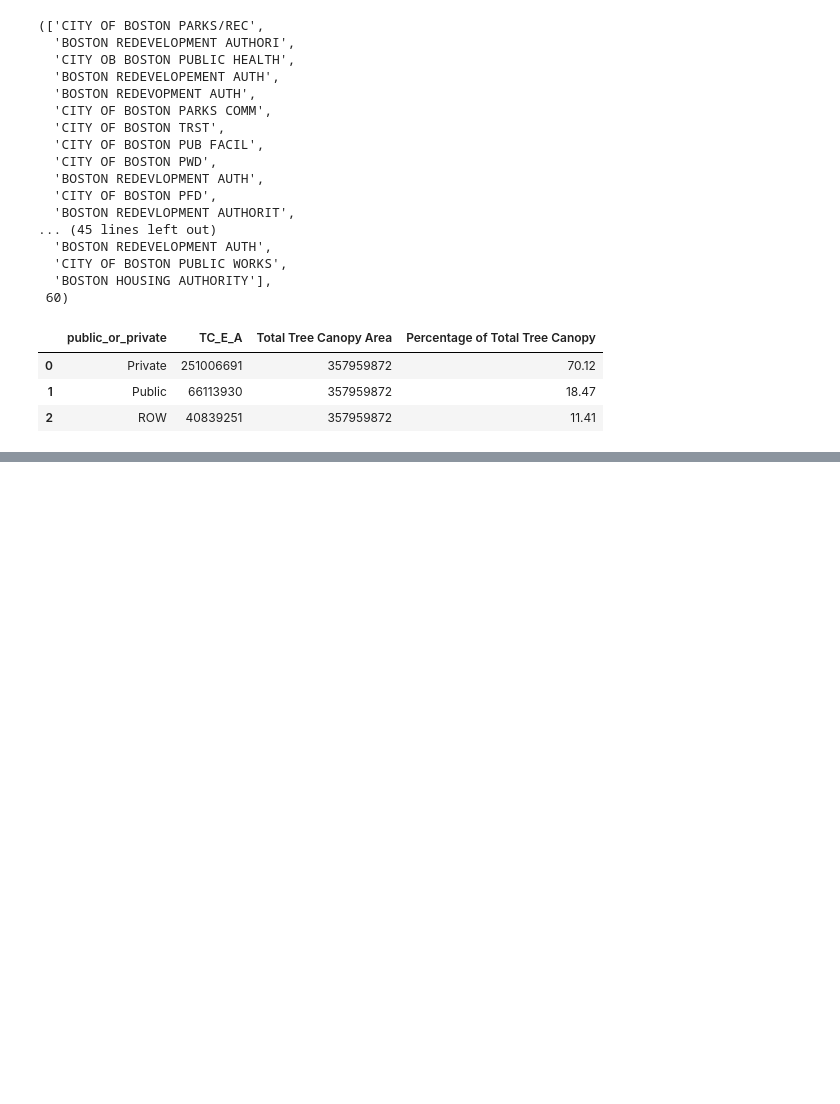
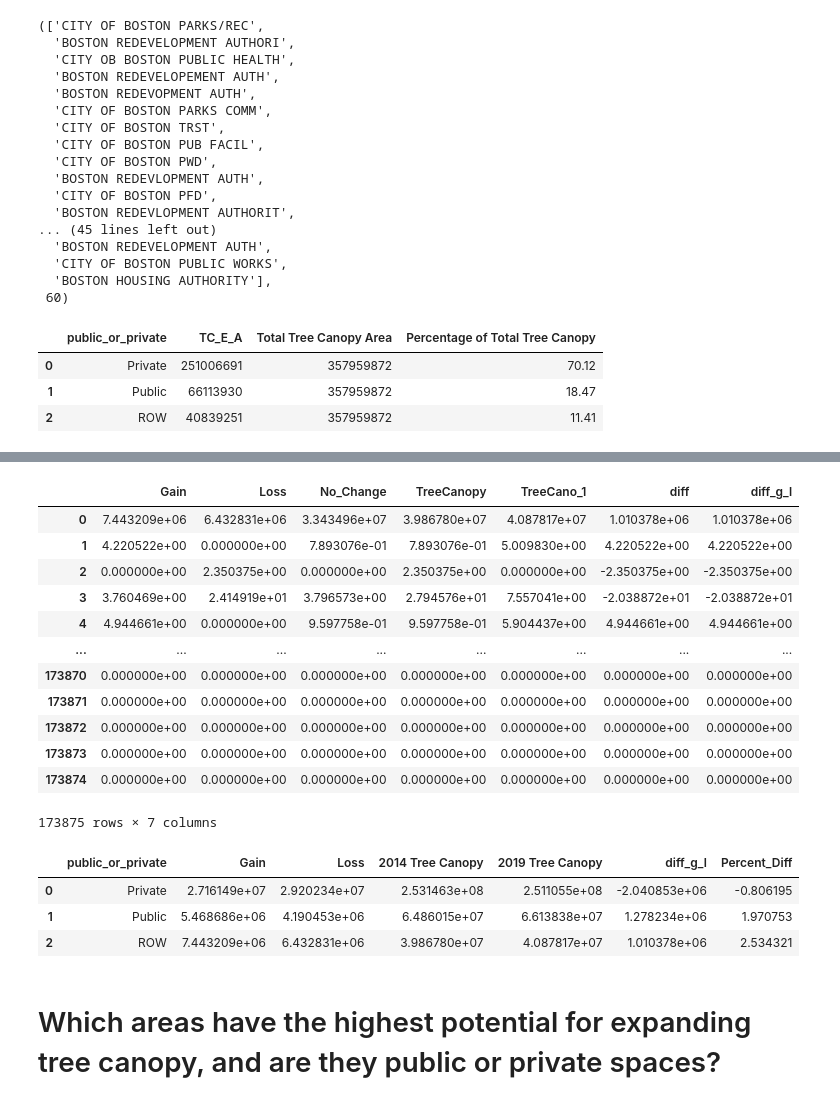
Before and after one commit to BU-Spark/ds-bcc-tree-canopy, a Jupyter notebook: public_private_Tree_Canopy_Metrics.ipynb, the cells around one changed output, grey strips where cells are left out. Drawn from its saved outputs; the diff is of its cells as text; code cells hidden in the pictures; blank space fills up the shorter version.

```diff
--- a/public_private_Tree_Canopy_Metrics.ipynb
+++ b/public_private_Tree_Canopy_Metrics.ipynb
@@ -408,0 +413,17 @@ agg_tree_canopy
+# %%
+# load in the dataset
+parcel_canopy_change_metrics = pd.read_csv("datasets/PARCELS_Tree_Canopy_Change_Metrics.csv")
+
+# Replace any rows with a ' '  owner with a null
+parcel_canopy_change_metrics["OWNER"] = parcel_canopy_change_metrics["OWNER"].replace(" ", pd.NA)
+
+# find all null rows
+parcel_canopy_change_metrics[parcel_canopy_change_metrics["OWNER"].isna()]
+
+# Classify the null row owner as 'ROW', since it represents all roads and sidewalks in Boston
+parcel_canopy_change_metrics.loc[parcel_canopy_change_metrics["OWNER"].isna(), "OWNER"] = "ROW"
+
+# apply the classification method to the owners column
+parcel_canopy_change_metrics["public_or_private"] = parcel_canopy_change_metrics["OWNER"].apply(lambda x: "Public" if x in combined_owner_names
+                                 else "ROW" if x == "ROW"
+                                 else "Private")
@@ -408,0 +448,42 @@ agg_tree_canopy
+# %%
+#EDA
+parcel_canopy_change_metrics["diff"] = parcel_canopy_change_metrics['TreeCano_1'] - parcel_canopy_change_metrics['TreeCanopy']
+
+parcel_canopy_change_metrics["diff_g_l"] = parcel_canopy_change_metrics['Gain'] - parcel_canopy_change_metrics['Loss']
+
+parcel_canopy_change_metrics[["Gain", "Loss","No_Change", 'TreeCanopy', 'TreeCano_1', 'diff', "diff_g_l"]]
+# %% [output]
+|  | Gain | Loss | No_Change | TreeCanopy | TreeCano_1 | diff | diff_g_l |
+| 0 | 7.443209e+06 | 6.432831e+06 | 3.343496e+07 | 3.986780e+07 | 4.087817e+07 | 1.010378e+06 | 1.010378e+06 |
+| 1 | 4.220522e+00 | 0.000000e+00 | 7.893076e-01 | 7.893076e-01 | 5.009830e+00 | 4.220522e+00 | 4.220522e+00 |
+| 2 | 0.000000e+00 | 2.350375e+00 | 0.000000e+00 | 2.350375e+00 | 0.000000e+00 | -2.350375e+00 | -2.350375e+00 |
+| 3 | 3.760469e+00 | 2.414919e+01 | 3.796573e+00 | 2.794576e+01 | 7.557041e+00 | -2.038872e+01 | -2.038872e+01 |
+| 4 | 4.944661e+00 | 0.000000e+00 | 9.597758e-01 | 9.597758e-01 | 5.904437e+00 | 4.944661e+00 | 4.944661e+00 |
+| ... | ... | ... | ... | ... | ... | ... | ... |
+| 173870 | 0.000000e+00 | 0.000000e+00 | 0.000000e+00 | 0.000000e+00 | 0.000000e+00 | 0.000000e+00 | 0.000000e+00 |
+| 173871 | 0.000000e+00 | 0.000000e+00 | 0.000000e+00 | 0.000000e+00 | 0.000000e+00 | 0.000000e+00 | 0.000000e+00 |
+| 173872 | 0.000000e+00 | 0.000000e+00 | 0.000000e+00 | 0.000000e+00 | 0.000000e+00 | 0.000000e+00 | 0.000000e+00 |
+| 173873 | 0.000000e+00 | 0.000000e+00 | 0.000000e+00 | 0.000000e+00 | 0.000000e+00 | 0.000000e+00 | 0.000000e+00 |
+| 173874 | 0.000000e+00 | 0.000000e+00 | 0.000000e+00 | 0.000000e+00 | 0.000000e+00 | 0.000000e+00 | 0.000000e+00 |
+173875 rows × 7 columns
+# %%
+#aggregate tree canopy gain and loss by ownership
+gain_loss_agg = parcel_canopy_change_metrics.groupby("public_or_private")[["Gain", "Loss",'TreeCanopy', 'TreeCano_1', "diff_g_l"]].sum().reset_index()
+
+#rename the columns
+gain_loss_agg = gain_loss_agg.rename(columns={"TreeCanopy": "2014 Tree Canopy", "TreeCano_1": "2019 Tree Canopy"})
+
+#calculate the percentage difference in tree canopy from 2014 to 2019
+gain_loss_agg["Percent_Diff"] = ((gain_loss_agg["2019 Tree Canopy"] -  gain_loss_agg["2014 Tree Canopy"])/gain_loss_agg["2014 Tree Canopy"]) *100
+
+#export dataset for visualization
+gain_loss_agg.to_csv("visualization_datasets/gain_loss_agg.csv")
+
+gain_loss_agg
+# %% [output]
+|  | public_or_private | Gain | Loss | 2014 Tree Canopy | 2019 Tree Canopy | diff_g_l | Percent_Diff |
+| 0 | Private | 2.716149e+07 | 2.920234e+07 | 2.531463e+08 | 2.511055e+08 | -2.040853e+06 | -0.806195 |
+| 1 | Public | 5.468686e+06 | 4.190453e+06 | 6.486015e+07 | 6.613838e+07 | 1.278234e+06 | 1.970753 |
+| 2 | ROW | 7.443209e+06 | 6.432831e+06 | 3.986780e+07 | 4.087817e+07 | 1.010378e+06 | 2.534321 |
+# %% [markdown]
+# Which areas have the highest potential for expanding tree canopy, and are they public or private spaces?
```
Also changed, not shown: parts of 12 cells of this notebook, 1 other file.
